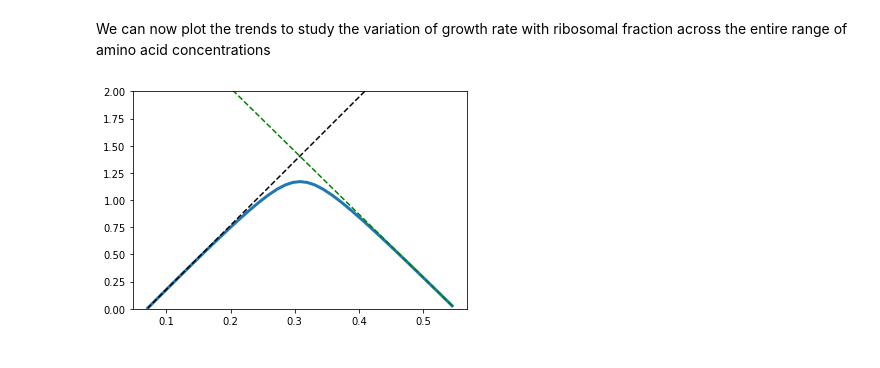
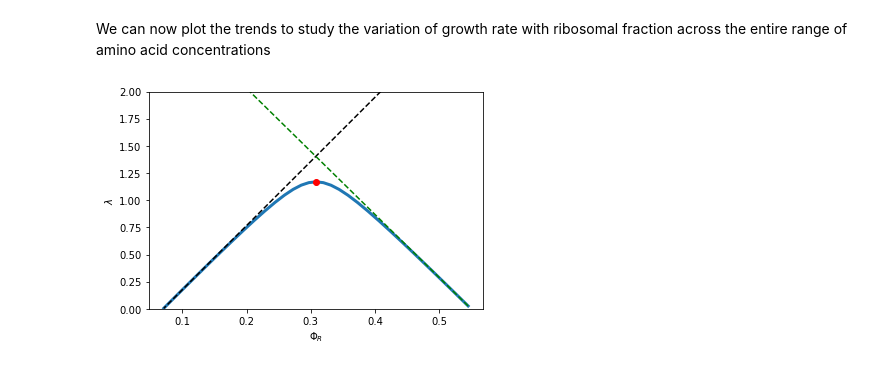
Before and after one commit to amoghpj/Growth-Model-Implementations, a Jupyter notebook: Scott-Hwa-2014.ipynb, the cells around one changed output. Saved outputs shown, nothing was run; the diff lists cells and outputs as text; code cells hidden in the pictures.

Commit message:
Got Figure 3 to work. Mostly.

```diff
--- a/Scott-Hwa-2014.ipynb
+++ b/Scott-Hwa-2014.ipynb
@@ -1,8 +1,10 @@
 # %% [markdown]
 # Exploring growth models from Scott and Hwa with respect to proteome partitioning
 # %%
-import matplotlib.pyplot
+%matplotlib inline
+import matplotlib.pyplot as plt
 import numpy as np
+plt.rcParams['figure.figsize']=5,5
 # %% [markdown]
 ## Empirical obervations
 
@@ -70,11 +72,18 @@ growth_rate=(phiRmax-phiR0)*(nu*gamma/(nu+gamma))
 We can now plot the trends to study the variation of growth rate with ribosomal fraction across the entire range of amino acid concentrations
 # %%
 plt.plot()
+max_gr=max(growth_rate)
+i=0
+while growth_rate[i]!=max_gr:
+    i=i+1
 plt.plot(phiR,growth_rate,lw=3)
 plt.plot(phiR,gamma0*(phiR-phiR0),'k--')
 plt.plot(phiR,nu0*(phiRmax-phiR),'g--')
+plt.plot(phiR[i],max_gr,'ro')
+
 plt.ylim([0,2.0])
-
+plt.xlabel('$\Phi_R$')
+plt.ylabel('$\lambda$')
 plt.show()
 # %% [output]
-[figure, old version]
+[figure, new version]
```
Also changed, not shown: parts of 2 cells of this notebook.
